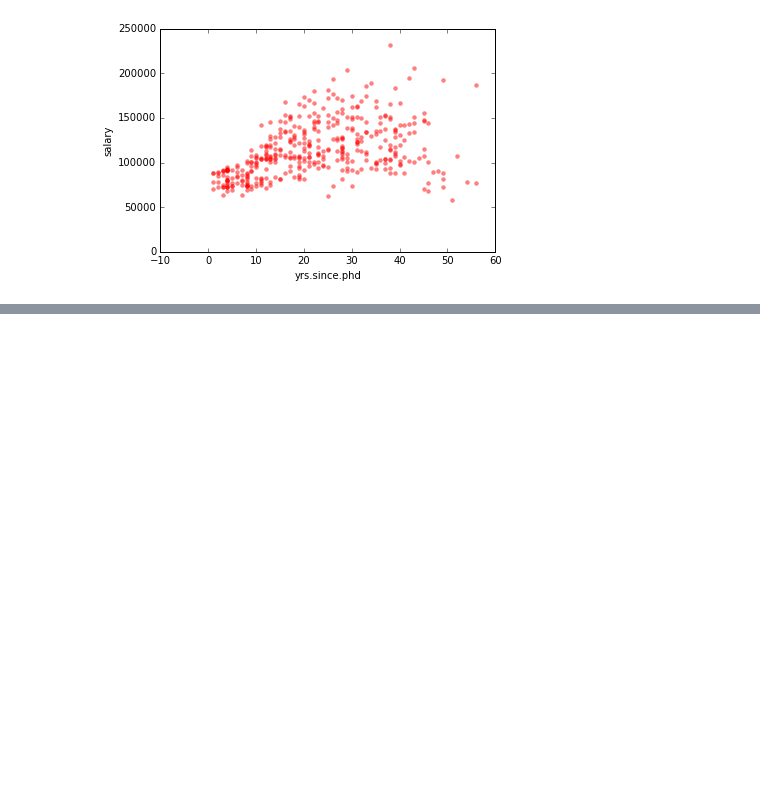
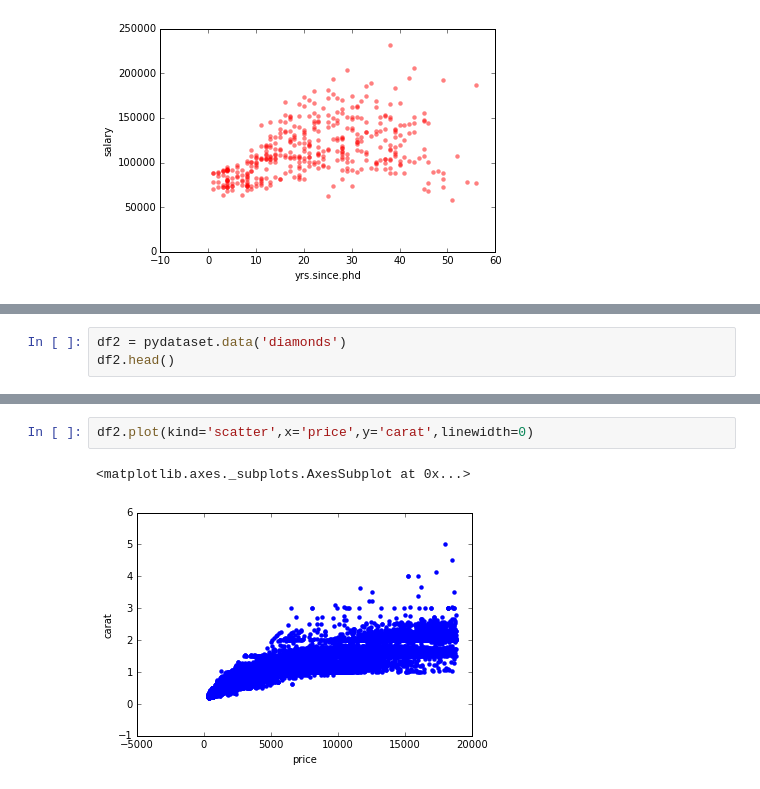
Before and after one commit to dgmiller/datavis_resources, a Jupyter notebook: exploratory.ipynb, the cells around one changed output, grey strips where cells are left out. Cells and saved outputs as stored; diff of their text form; blank space fills up the shorter version.

Commit message:
updated files; added exploratory data analysis examples

```diff
--- a/exploratory.ipynb
+++ b/exploratory.ipynb
@@ -44,0 +38,3 @@ df.plot(kind='scatter',x='yrs.since.phd',y='salary',color='r',alpha=.5,linewidth
+# %%
+df2 = pydataset.data('diamonds')
+df2.head()
@@ -44,0 +48,5 @@ df.plot(kind='scatter',x='yrs.since.phd',y='salary',color='r',alpha=.5,linewidth
+# %%
+df2.plot(kind='scatter',x='price',y='carat',linewidth=0)
+# %% [output]
+<matplotlib.axes._subplots.AxesSubplot at 0x...>
+[figure, added]
```
Also changed, not shown: parts of 7 cells of this notebook, 2 other files.
